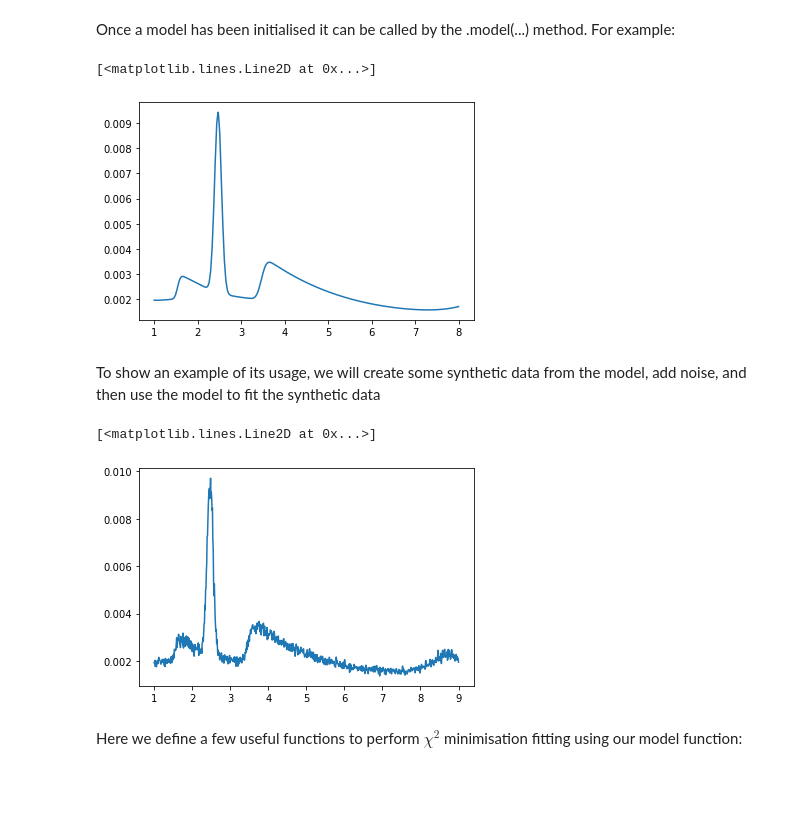
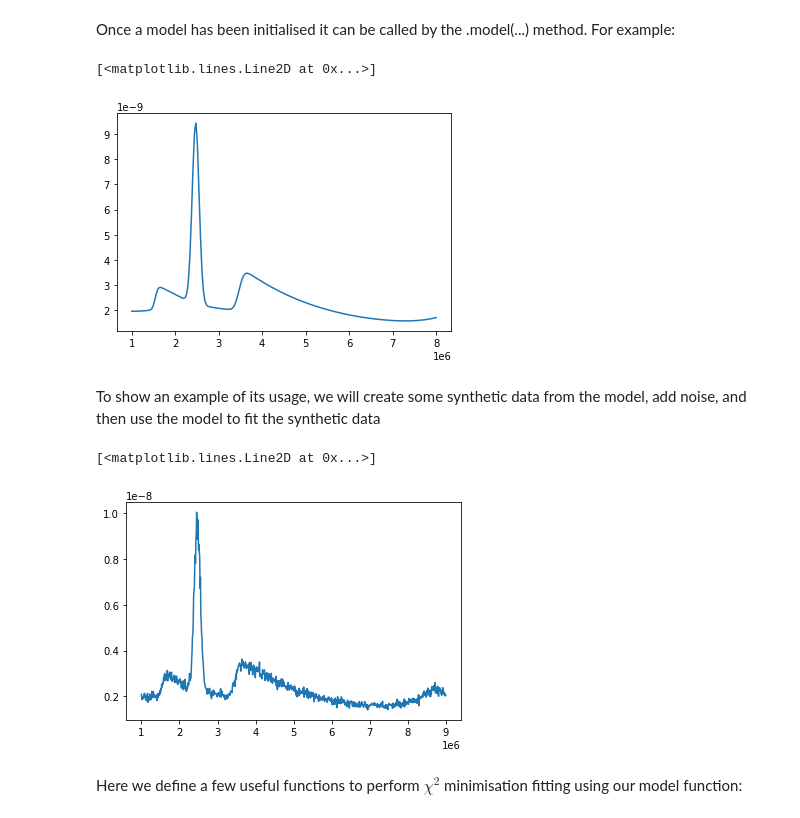
Before and after one commit to aidancrilly/NeSST, a Jupyter notebook: example/NeSST Guide.ipynb, the cells around one changed output. Cells and saved outputs as stored; diff of their text form; code cells hidden in the pictures; blank space fills up the shorter version.

```diff
--- a/example/NeSST Guide.ipynb
+++ b/example/NeSST Guide.ipynb
@@ -9,6 +9,8 @@ Standard packages:
 %autoreload 2
 import numpy as np
 import matplotlib.pyplot as plt
+import matplotlib as mpl
+mpl.rcParams['axes.formatter.limits'] = (-2,2)
 import NeSST as nst
 # %% [markdown]
 ## Table of Contents:
@@ -335,11 +364,11 @@ So far we have used NeSST to compute the primary and scattered spectra in one-of
 First we must build the scattering matrices on specified energy and ion velocity grids, this can be time consuming depending on the number grid points chosen. However, this step need only be performed once before a large number of datasets can be fit.
 # %%
 # Consider only scattering of DT fusion neutrons
-E_DTspec = np.linspace(13.0,15.0,100)
+E_DTspec = np.linspace(13.0e6,15.0e6,100)
 # Scattered spectra and primary spectra can be on separate grids
-E_sspec = np.linspace(1.0,2.75,50,endpoint=False)
-E_sspec = np.append(E_sspec,np.linspace(2.75,8.0,450,endpoint=False))
-E_sspec = np.append(E_sspec,np.linspace(8.0,15.0,50))
+E_sspec = np.linspace(1.0e6,2.75e6,50,endpoint=False)
+E_sspec = np.append(E_sspec,np.linspace(2.75e6,8.0e6,450,endpoint=False))
+E_sspec = np.append(E_sspec,np.linspace(8.0e6,15.0e6,50))
 # Ion velocity grid
 varr = np.linspace(-1200e3,1200e3,150)
 
@@ -351,7 +380,7 @@ DT_spec_fit = nst.fitting.DT_fit_function(E_DTspec,E_sspec,varr)
 # %% [markdown]
 To build the model we need to specify the primary spectral (through a single temperature):
 # %%
-Tion = 5.0 # keV
+Tion = 5.0e3 # eV
 
 DT_spec_fit.set_primary_Tion(Tion)
 # %% [markdown]
@@ -363,30 +392,30 @@ DT_spec_fit.init_modeone_model(P1_arr)
 # %% [markdown]
 Once a model has been initialised it can be called by the .model(...) method. For example:
 # %%
-E = np.linspace(1.0,8.0,400)
-rhoL = 150.0
+E = np.linspace(1.0e6,8.0e6,400)
+rhoL = 1.50
 P1   = 0.2
 vbar = 0.0e3
 dv   = 200e3
 fT   = 0.7
 fD   = 0.3
 Yn   = 1.0
 
 plt.plot(E,DT_spec_fit.model(E,rhoL,P1,vbar,dv,fT,fD,Yn))
 # %% [output]
 [<matplotlib.lines.Line2D at 0x...>]
-[figure, old version]
+[figure, new version]
 # %% [markdown]
 To show an example of its usage, we will create some synthetic data from the model, add noise, and then use the model to fit the synthetic data
 # %%
-E_data = np.linspace(1.0,9.0,800)
+E_data = np.linspace(1.0e6,9.0e6,800)
 data   = DT_spec_fit.model(E_data,rhoL,P1,vbar,dv,fT,fD,Yn)
 data  *= np.random.normal(loc=1.0,scale=0.05,size=E_data.shape[0])
 
 plt.plot(E_data,data)
 # %% [output]
 [<matplotlib.lines.Line2D at 0x...>]
-[figure, old version]
+[figure, new version]
 # %% [markdown]
 Here we define a few useful functions to perform $\chi^2$ minimisation fitting using our model function:
 # %%
```
Also changed, not shown: parts of 18 cells of this notebook, 4 other files.
